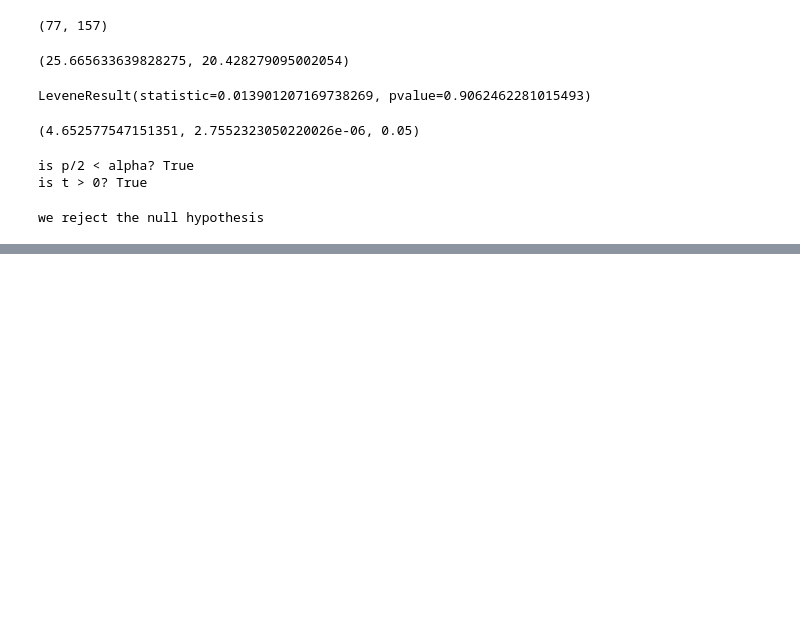
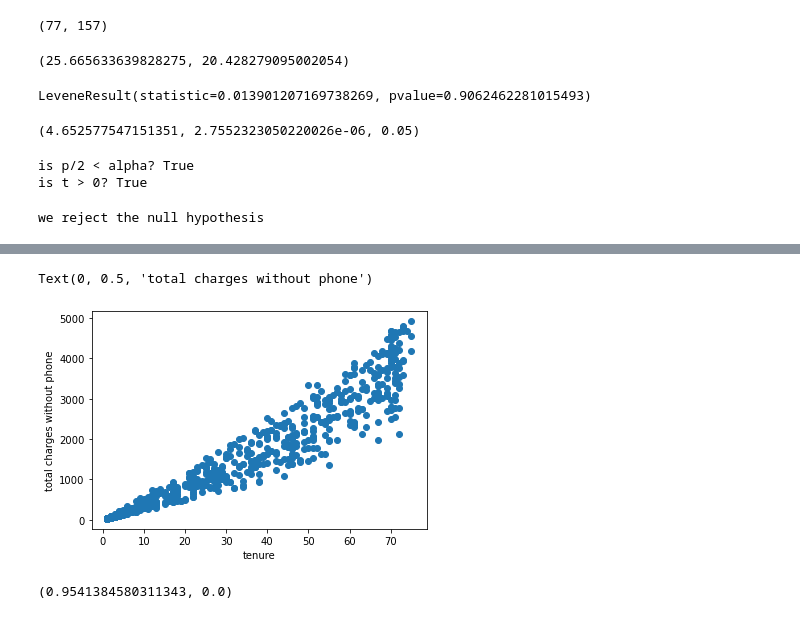
Before and after one commit to ian-james-johnson/data_science_notes, a Jupyter notebook: hypothesis_testing.ipynb, the cells around one changed output, grey strips where cells are left out. Cells and saved outputs as stored; diff of their text form; code cells hidden in the pictures; blank space fills up the shorter version.

```diff
--- a/hypothesis_testing.ipynb
+++ b/hypothesis_testing.ipynb
@@ -331,0 +459,7 @@ we reject the null hypothesis
+# %%
+#1
+#What happens if you control for phone and internet service?
+
+# customers without phone service
+no_phone = cleaned[(cleaned['phone_type_desc'] == 'No Phone Service')].total_charges
+no_phone
@@ -331,0 +479,3 @@ we reject the null hypothesis
+# %%
+tenure_no_ph = cleaned[(cleaned['phone_type_desc'] == 'No Phone Service')].tenure
+tenure_no_ph
@@ -331,0 +495,17 @@ we reject the null hypothesis
+# %%
+x = tenure_no_ph
+y = no_phone
+plt.scatter(x, y)
+plt.xlabel('tenure')
+plt.ylabel('total charges without phone')
+# %% [output]
+Text(0, 0.5, 'total charges without phone')
+[figure, added]
+# %%
+corr, p = stats.pearsonr(x, y)
+corr, p
+# test stat shows strong positive correlation and p stat is less than alpha
+# we reject H0
+# there is correlation
+# %% [output]
+(0.9541384580311343, 0.0)
```
Also changed, not shown: parts of 40 cells of this notebook.
